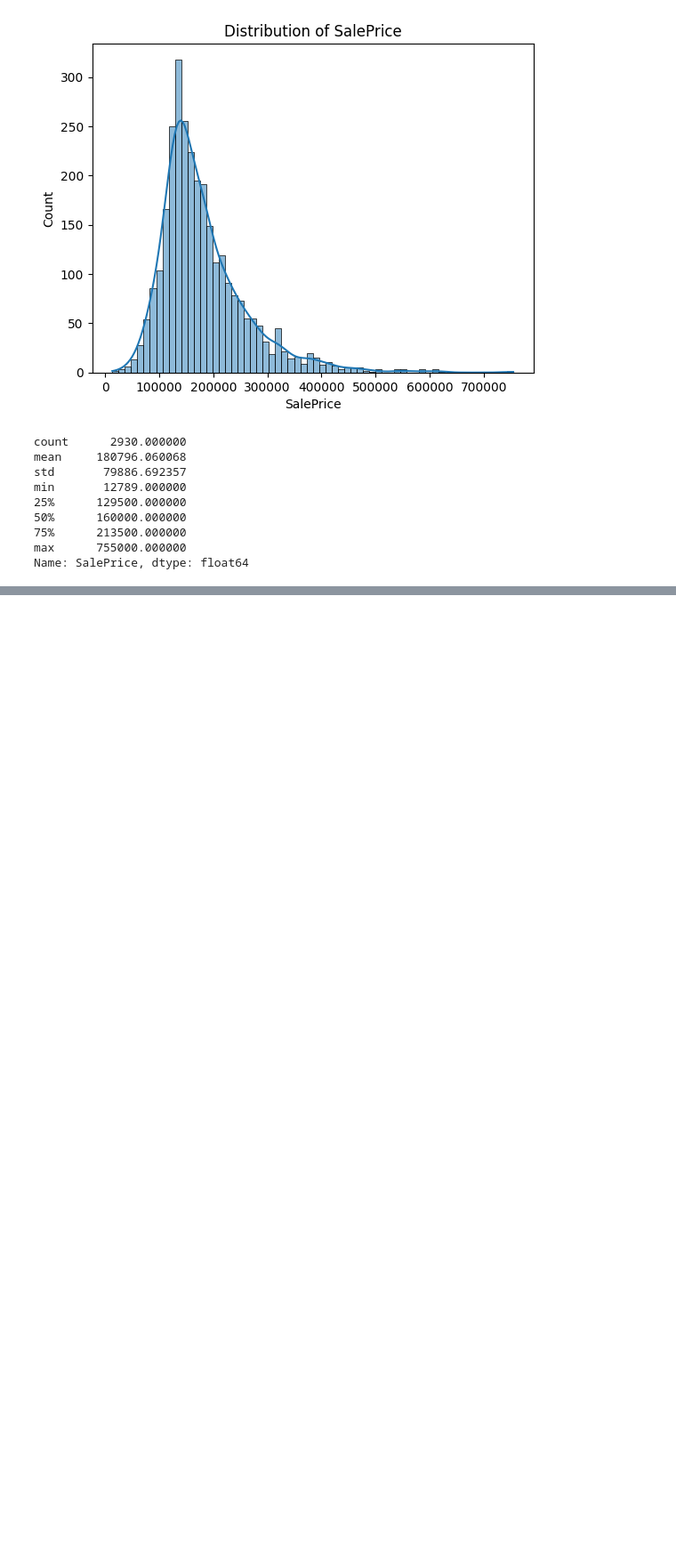
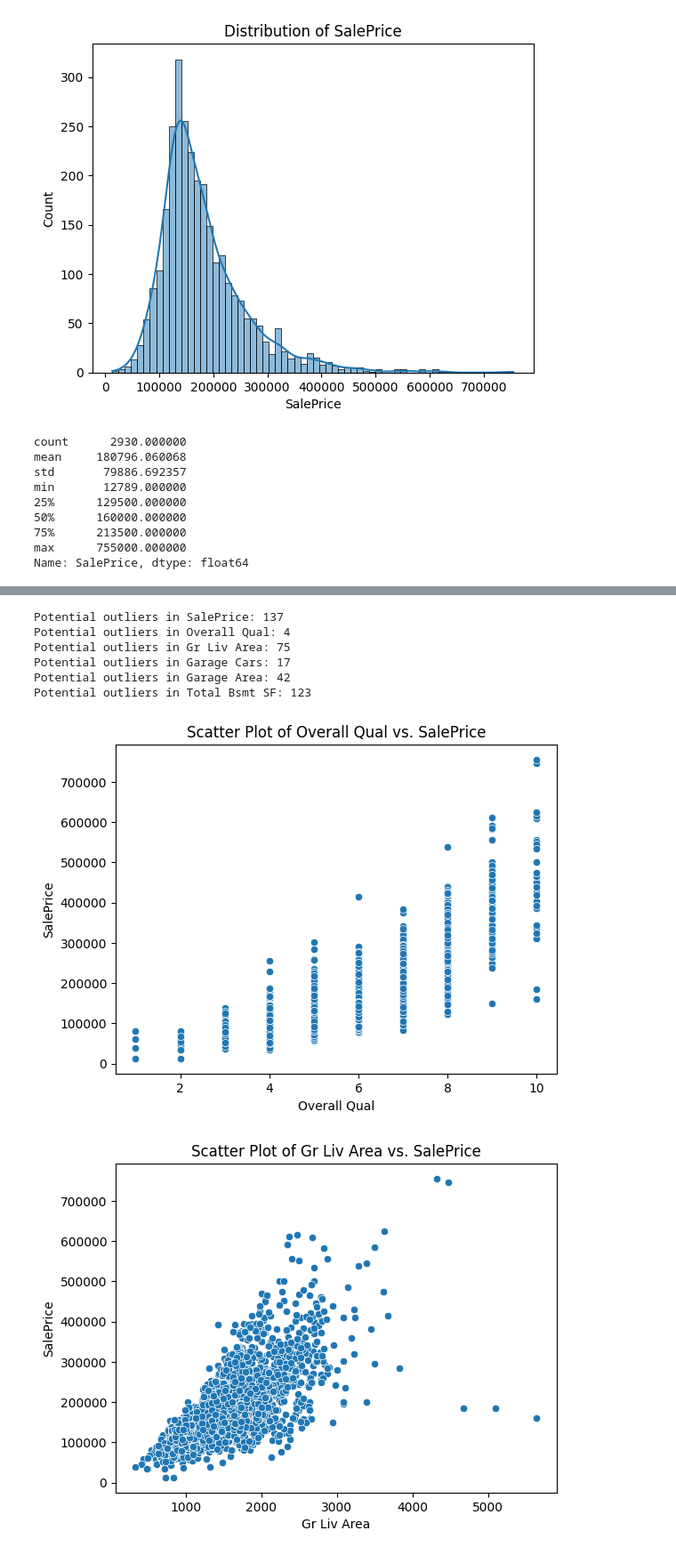
Before and after one commit to ErumUmer/CIND820_Capstone_Project, a Jupyter notebook: EDA_Ames_Data.ipynb, the cells around one changed output, grey strips where cells are left out. Shown at 89% size. Drawn from its saved outputs; the diff is of its cells as text; code cells hidden in the pictures; blank space fills up the shorter version.

```diff
--- a/EDA_Ames_Data.ipynb
+++ b/EDA_Ames_Data.ipynb
@@ -138,0 +156,32 @@ Name: SalePrice, dtype: float64
+# %%
+#Outlier detection in the top correlated features
+for feature in ['SalePrice', 'Overall Qual', 'Gr Liv Area', 'Garage Cars', 'Garage Area', 'Total Bsmt SF']:
+    Q1 = ames_data[feature].quantile(0.25)
+    Q3 = ames_data[feature].quantile(0.75)
+    IQR = Q3 - Q1
+    lower_bound = Q1 - 1.5 * IQR
+    upper_bound = Q3 + 1.5 * IQR
+    outliers = (ames_data[feature] < lower_bound) | (ames_data[feature] > upper_bound)
+    outlier_data = ames_data[outliers]
+    print(f'Potential outliers in {feature}: {len(outlier_data)}')
+# %% [output]
+Potential outliers in SalePrice: 137
+Potential outliers in Overall Qual: 4
+Potential outliers in Gr Liv Area: 75
+Potential outliers in Garage Cars: 17
+Potential outliers in Garage Area: 42
+Potential outliers in Total Bsmt SF: 123
+# %%
+#scatter plots of top correlate features
+# Create a scatter plot for each of the top correlated features
+top_correlated_features = ['Overall Qual', 'Gr Liv Area', 'Garage Cars', 'Garage Area', 'Total Bsmt SF']
+
+for feature in top_correlated_features:
+    sns.scatterplot(data=ames_data, x=feature, y='SalePrice')
+    plt.title(f'Scatter Plot of {feature} vs. SalePrice')
+    plt.xlabel(feature)
+    plt.ylabel('SalePrice')
+    plt.show()
+# %% [output]
+[figure, added]
+[figure, added]
```
Also changed, not shown: parts of 2 cells of this notebook.
